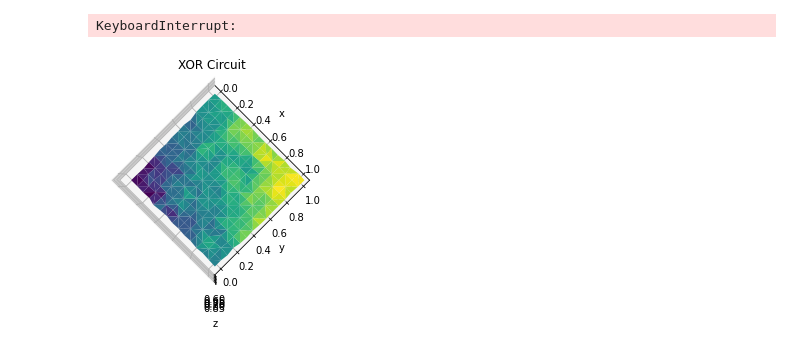
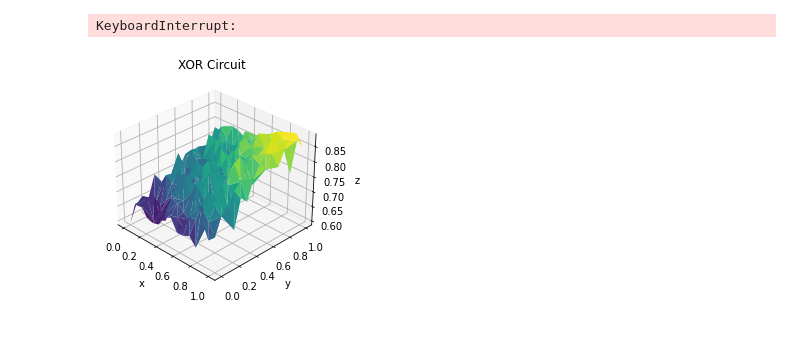
Before and after one commit to jvrana/deep-learning-guides, a Jupyter notebook: notebooks/annotated_universal_graph_transformer/causes_of_lung_cancer/experiment_generative_attention_network.ipynb, the cells around one changed output. Cells and saved outputs as stored; diff of their text form; code cells hidden in the pictures.

```diff
--- a/notebooks/annotated_universal_graph_transformer/causes_of_lung_cancer/experiment_generative_attention_network.ipynb
+++ b/notebooks/annotated_universal_graph_transformer/causes_of_lung_cancer/experiment_generative_attention_network.ipynb
@@ -1572,32 +1572,32 @@ z_arr = []
 x = torch.linspace(0, 1, 15)
 y = torch.linspace(0, 1, 15)
 attn_net.eval()
 X = []
 Y = []
 for i in x:
     for j in y:
         X.append(i)
         Y.append(j)
         def mod(x):
             x[0] = i
             x[1] = j
             return x
 
         out = forward(attn_net, g, g.ndata['x'].float(), mod)
         out = attn_net.out_arr[5]
         z_arr.append(out[-1])
 
 
 Z = torch.cat(z_arr).detach()
 ax = plt.axes(projection='3d')
 X = torch.stack(X)
 Y = torch.stack(Y)
 ax.set_title("XOR Circuit")
 ax.set_xlabel("x")
 ax.set_ylabel('y')
 ax.set_zlabel('z')
 ax.plot_trisurf(X, Y, Z, cmap='viridis', edgecolor='none')
-ax.view_init(90, -45)
+ax.view_init(30, -45)
 plt.show()
 # %% [output]
-[figure, old version]
+[figure, new version]
```
